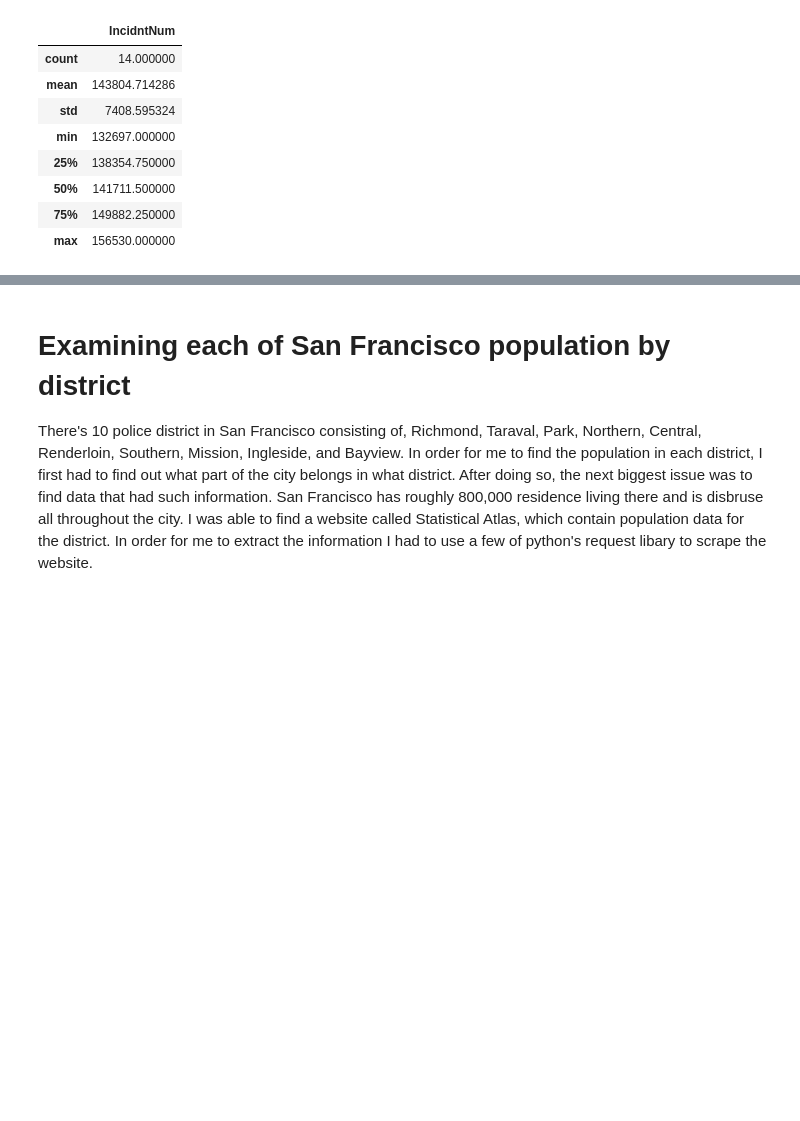
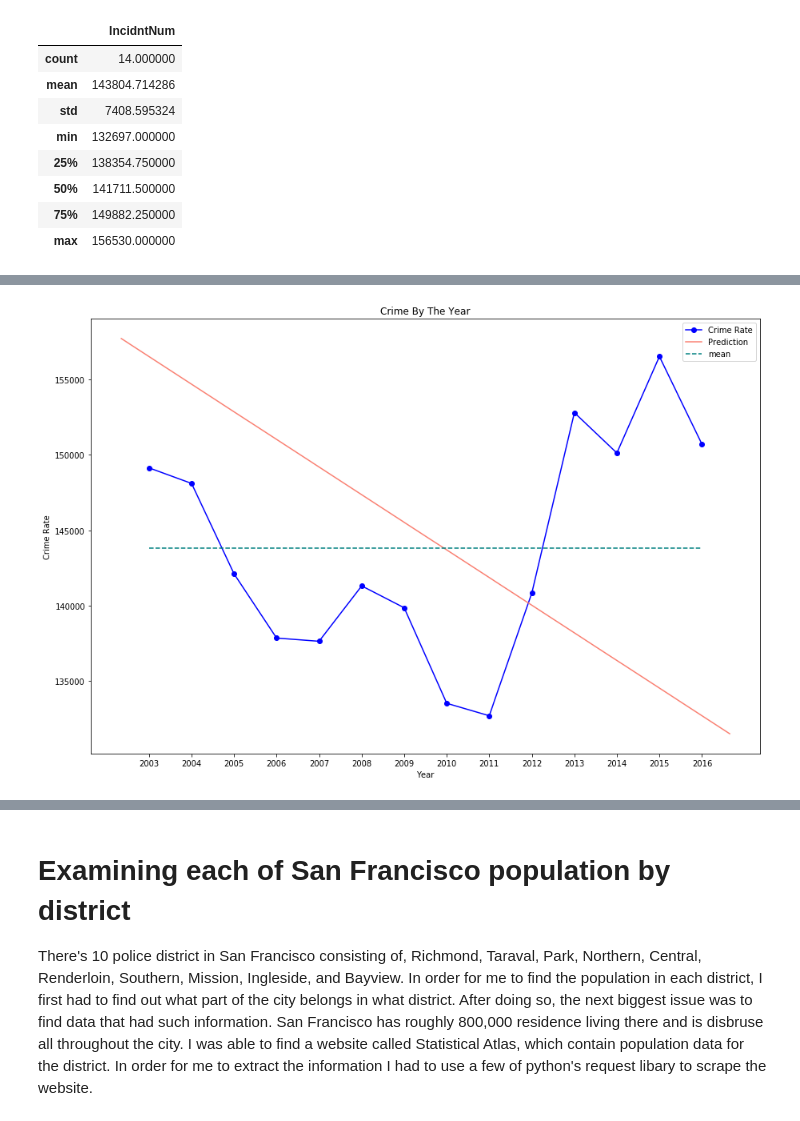
Before and after one commit to NathanNguyen345/DataScience_Capstone1, a Jupyter notebook: ExploratoryData/SF_Crime_Rate.ipynb, the cells around one changed output, grey strips where cells are left out. Saved outputs shown, nothing was run; the diff lists cells and outputs as text; code cells hidden in the pictures; blank space fills up the shorter version.

```diff
--- a/ExploratoryData/SF_Crime_Rate.ipynb
+++ b/ExploratoryData/SF_Crime_Rate.ipynb
@@ -273,0 +294,4 @@ By creating a 2D plot for Crime Rate vs. Year, we can visually see the change in
+# %%
+plot2d(test_date, 'Crime By The Year', False)
+# %% [output]
+[figure, added]
```
Also changed, not shown: parts of 10 cells of this notebook.
